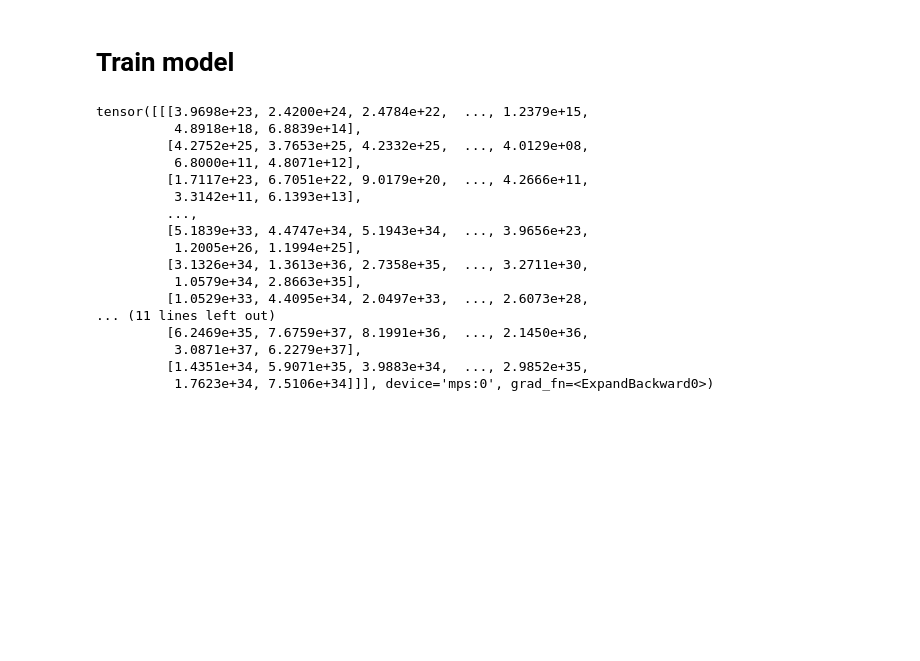
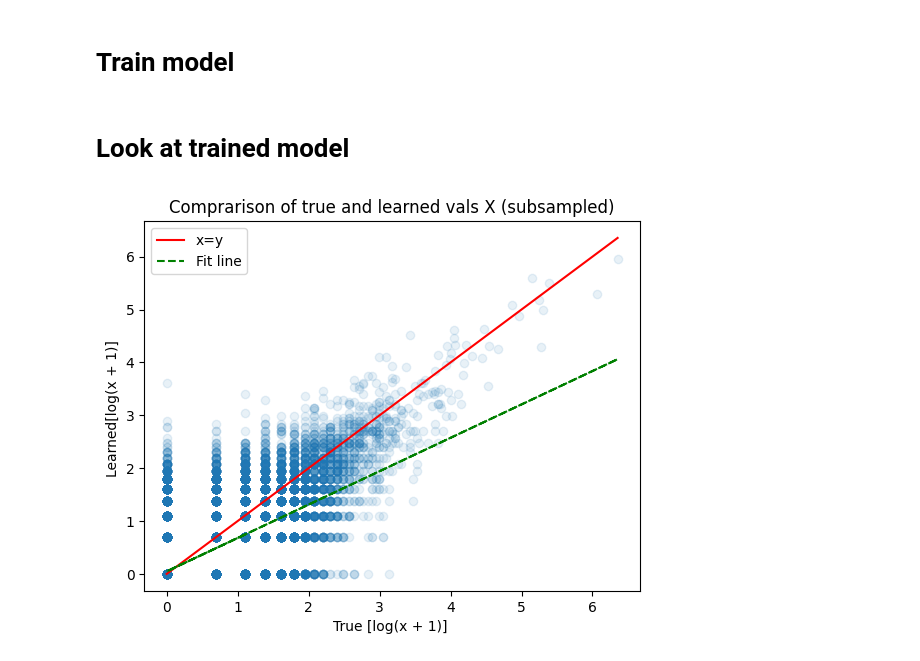
Before and after one commit to azizilab/echidna, a Jupyter notebook: notebooks/run_multi_timepoints.ipynb, the cells around one changed output. Cells and saved outputs as stored; diff of their text form; code cells hidden in the pictures; blank space fills up the shorter version.

```diff
--- a/notebooks/run_multi_timepoints.ipynb
+++ b/notebooks/run_multi_timepoints.ipynb
@@ -55,6 +55,6 @@ sc.pl.umap(X, color=['leiden', 'numbat_clones'])
 # %%
 X_obs, W_obs, z_obs, pi_obs = prepare_input(X, W, sample_name=patient,
-                                            timepoints=['on2', 'pre'], n_subsamples=3000, device=mps_device)
+                                            timepoints=['on2', 'pre'], n_subsamples=3000, device="cpu")
 print(X_obs.shape)
 print(W_obs.shape)
 print(z_obs.shape)
@@ -79,28 +79,10 @@ config.num_clusters = pi_obs.shape[-1]
 config.q_corr_init = 1e-2
 config.q_shape_rate_scaler = 10.0
 # %%
-echidna = Echidna(config, mode="MT", device=mps_device)
+echidna = Echidna(config, mode="MT", device="cpu")
 # %%
 echidna, loss = train_Echidna(echidna, X_obs, W_obs, pi_obs, z_obs, lr=0.1, n_epochs=1000)
 # %%
 params = get_learned_params(echidna, X_obs, W_obs, pi_obs, z_obs)
-# %%
-params['c']['value']
-# %% [output]
-tensor([[[3.9698e+23, 2.4200e+24, 2.4784e+22,  ..., 1.2379e+15,
-          4.8918e+18, 6.8839e+14],
-         [4.2752e+25, 3.7653e+25, 4.2332e+25,  ..., 4.0129e+08,
-          6.8000e+11, 4.8071e+12],
-         [1.7117e+23, 6.7051e+22, 9.0179e+20,  ..., 4.2666e+11,
-          3.3142e+11, 6.1393e+13],
-         ...,
-         [5.1839e+33, 4.4747e+34, 5.1943e+34,  ..., 3.9656e+23,
-          1.2005e+26, 1.1994e+25],
-         [3.1326e+34, 1.3613e+36, 2.7358e+35,  ..., 3.2711e+30,
-          1.0579e+34, 2.8663e+35],
-         [1.0529e+33, 4.4095e+34, 2.0497e+33,  ..., 2.6073e+28,
-... (11 lines left out)
-         [6.2469e+35, 7.6759e+37, 8.1991e+36,  ..., 2.1450e+36,
-          3.0871e+37, 6.2279e+37],
-         [1.4351e+34, 5.9071e+35, 3.9883e+34,  ..., 2.9852e+35,
-          1.7623e+34, 7.5106e+34]]], device='mps:0', grad_fn=<ExpandBackward0>)
+# %% [markdown]
+# Look at trained model
@@ -106,0 +94,13 @@ tensor([[[3.9698e+23, 2.4200e+24, 2.4784e+22,  ..., 1.2379e+15,
+# %%
+eta = F.softplus(params['eta']['value'].T)
+c_on = params['c']['value'][0, :, :]
+c_pre = params['c']['value'][1, :, :]
+lib_on = X_obs[0, :, :].sum(-1, keepdim=True) * 1e-5
+lib_pre = X_obs[1, :, :].sum(-1, keepdim=True) * 1e-5
+# %%
+X_learned_on = sample_X(X_obs.numpy(), c_on, eta, z_obs.numpy(), lib_on)
+X_learned_pre = sample_X(X_obs.numpy(), c_pre, eta, z_obs.numpy(), lib_on)
+# %%
+plot_true_vs_pred(X_learned_on, X_obs[0, :, :].numpy(), log_scale=True, name='X')
+# %% [output]
+[figure, added]
```
Also changed, not shown: parts of 10 cells of this notebook, 3 other files.
